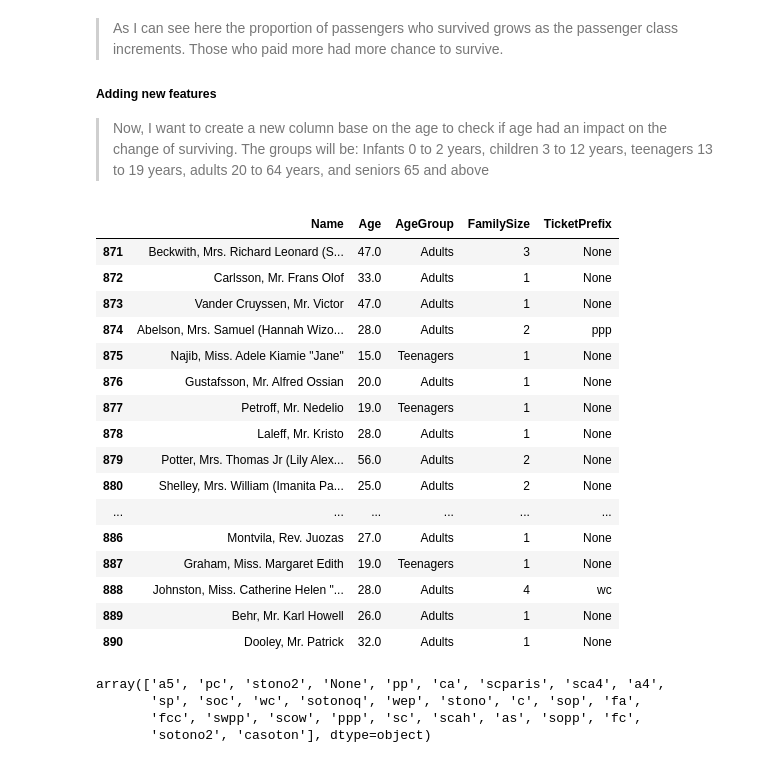
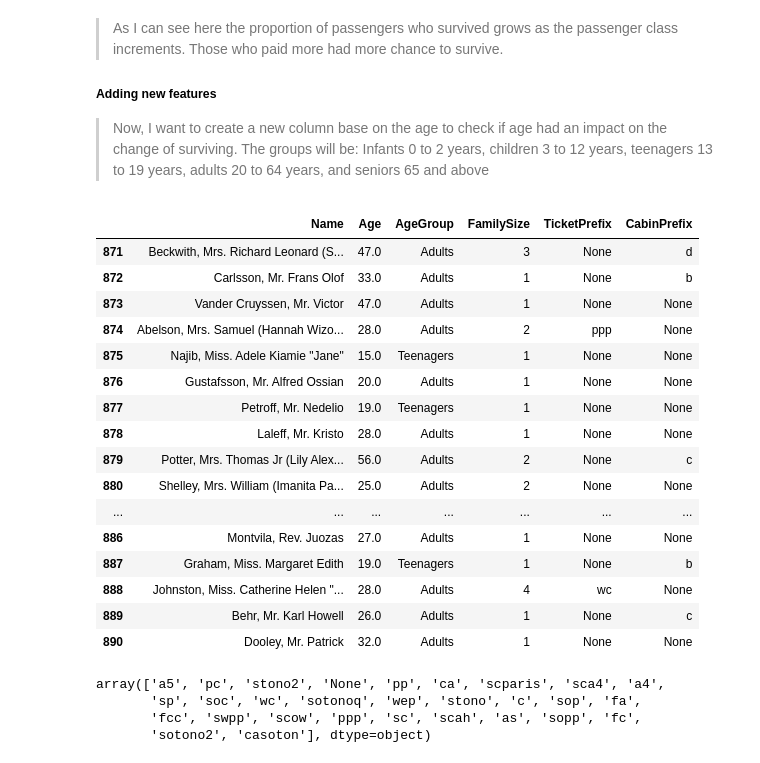
Before and after one commit to CarlosMEbratt/Titanic---Machine-Learning-from-Disaster, a Jupyter notebook: titanic.ipynb, the cells around one changed output. Cells and saved outputs as stored; diff of their text form; code cells hidden in the pictures.

```diff
--- a/titanic.ipynb
+++ b/titanic.ipynb
@@ -186,12 +179,15 @@ array([nan, 'C85', 'C123', 'E46', 'G6', 'C103', 'D56', 'A6',
 # %%
 # Median imputation for Age column
 df['Age'] = df['Age'].fillna(df['Age'].median())
+df1['Age'] = df1['Age'].fillna(df1['Age'].median())
 
 # Mode imputation for Embarked column
 df['Embarked'] = df['Embarked'].fillna(df['Embarked'].mode()[0])
+df1['Embarked'] = df1['Embarked'].fillna(df1['Embarked'].mode()[0])
 
-# Dropping the Cabin column
-df = df.drop('Cabin', axis=1)
+# # Dropping the Cabin column
+# df = df.drop('Cabin', axis=1)
+# df1 = df1.drop('Cabin', axis=1)
 # %%
 df['Embarked'].unique()
 # %% [output]
@@ -298,6 +325,9 @@ df[df['Fare'] > 500]
 `Mr Thomas Drake Martinez Cardeza`, 36, was a wealthy banker from Germantown, PA. He was married to Mary B M Racine, born 27 March 1880 in Besançon, France, who had emigrated to America in 1883. He boarded the Titanic at Cherbourg with his mother Charlotte Cardeza, his Mother's Maid Miss `Annie Moore Ward`, and his manservant `Gustave Lesueur`. They occupied one of the two most luxurious suites on board (B51/3/5, ticket 17755, £512, 6s).
 
 > With this research I concluded the outliers are not outliers but legitim datapoints.
+# %%
+#dropping the outliers
+df = df.drop(df[df['Fare'] > 500].index)
 # %% [markdown]
 #### 4. Perform Basic EDA
 # %% [markdown]
@@ -384,23 +420,29 @@ df['TicketPrefix'] = df['Ticket'].apply(lambda x: x.split(' ')[0].replace('.', '
+# %%
+# Cabin Grouping: Consider extracting the prefix from the cabin number to create a new categorical feature.
+
+df['CabinPrefix'] = df['Cabin'].apply(lambda x: x[0].lower() if pd.notnull(x) else 'None')
+
+df1['CabinPrefix'] = df1['Cabin'].apply(lambda x: x[0].lower() if pd.notnull(x) else 'None')
 # %%
-df[['Name', 'Age', 'AgeGroup', 'FamilySize','TicketPrefix']].tail(20)
+df[['Name', 'Age', 'AgeGroup', 'FamilySize','TicketPrefix', 'CabinPrefix']].tail(20)
 # %% [output]
-|  | Name | Age | AgeGroup | FamilySize | TicketPrefix |
-| 871 | Beckwith, Mrs. Richard Leonard (S... | 47.0 | Adults | 3 | None |
-| 872 | Carlsson, Mr. Frans Olof | 33.0 | Adults | 1 | None |
-| 873 | Vander Cruyssen, Mr. Victor | 47.0 | Adults | 1 | None |
-| 874 | Abelson, Mrs. Samuel (Hannah Wizo... | 28.0 | Adults | 2 | ppp |
-| 875 | Najib, Miss. Adele Kiamie "Jane" | 15.0 | Teenagers | 1 | None |
-| 876 | Gustafsson, Mr. Alfred Ossian | 20.0 | Adults | 1 | None |
-| 877 | Petroff, Mr. Nedelio | 19.0 | Teenagers | 1 | None |
-| 878 | Laleff, Mr. Kristo | 28.0 | Adults | 1 | None |
-| 879 | Potter, Mrs. Thomas Jr (Lily Alex... | 56.0 | Adults | 2 | None |
-| 880 | Shelley, Mrs. William (Imanita Pa... | 25.0 | Adults | 2 | None |
-| ... | ... | ... | ... | ... | ... |
-| 886 | Montvila, Rev. Juozas | 27.0 | Adults | 1 | None |
-| 887 | Graham, Miss. Margaret Edith | 19.0 | Teenagers | 1 | None |
-| 888 | Johnston, Miss. Catherine Helen "... | 28.0 | Adults | 4 | wc |
-| 889 | Behr, Mr. Karl Howell | 26.0 | Adults | 1 | None |
-| 890 | Dooley, Mr. Patrick | 32.0 | Adults | 1 | None |
+|  | Name | Age | AgeGroup | FamilySize | TicketPrefix | CabinPrefix |
+| 871 | Beckwith, Mrs. Richard Leonard (S... | 47.0 | Adults | 3 | None | d |
+| 872 | Carlsson, Mr. Frans Olof | 33.0 | Adults | 1 | None | b |
+| 873 | Vander Cruyssen, Mr. Victor | 47.0 | Adults | 1 | None | None |
+| 874 | Abelson, Mrs. Samuel (Hannah Wizo... | 28.0 | Adults | 2 | ppp | None |
+| 875 | Najib, Miss. Adele Kiamie "Jane" | 15.0 | Teenagers | 1 | None | None |
+| 876 | Gustafsson, Mr. Alfred Ossian | 20.0 | Adults | 1 | None | None |
+| 877 | Petroff, Mr. Nedelio | 19.0 | Teenagers | 1 | None | None |
+| 878 | Laleff, Mr. Kristo | 28.0 | Adults | 1 | None | None |
+| 879 | Potter, Mrs. Thomas Jr (Lily Alex... | 56.0 | Adults | 2 | None | c |
+| 880 | Shelley, Mrs. William (Imanita Pa... | 25.0 | Adults | 2 | None | None |
+| ... | ... | ... | ... | ... | ... | ... |
+| 886 | Montvila, Rev. Juozas | 27.0 | Adults | 1 | None | None |
+| 887 | Graham, Miss. Margaret Edith | 19.0 | Teenagers | 1 | None | b |
+| 888 | Johnston, Miss. Catherine Helen "... | 28.0 | Adults | 4 | wc | None |
+| 889 | Behr, Mr. Karl Howell | 26.0 | Adults | 1 | None | c |
+| 890 | Dooley, Mr. Patrick | 32.0 | Adults | 1 | None | None |
 # %%
 df['TicketPrefix'].unique()
 # %% [output]
```
Also changed, not shown: parts of 43 cells of this notebook.
